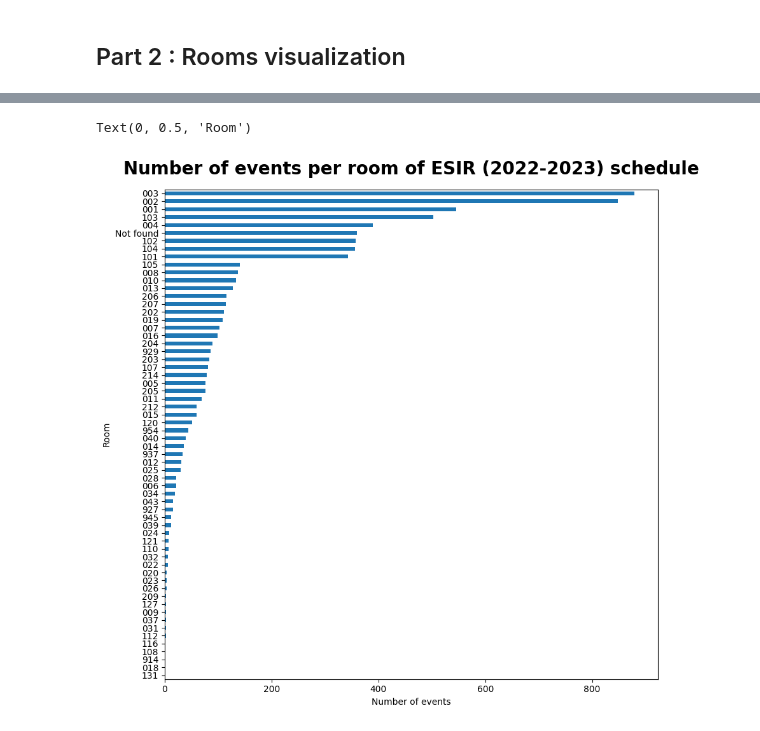
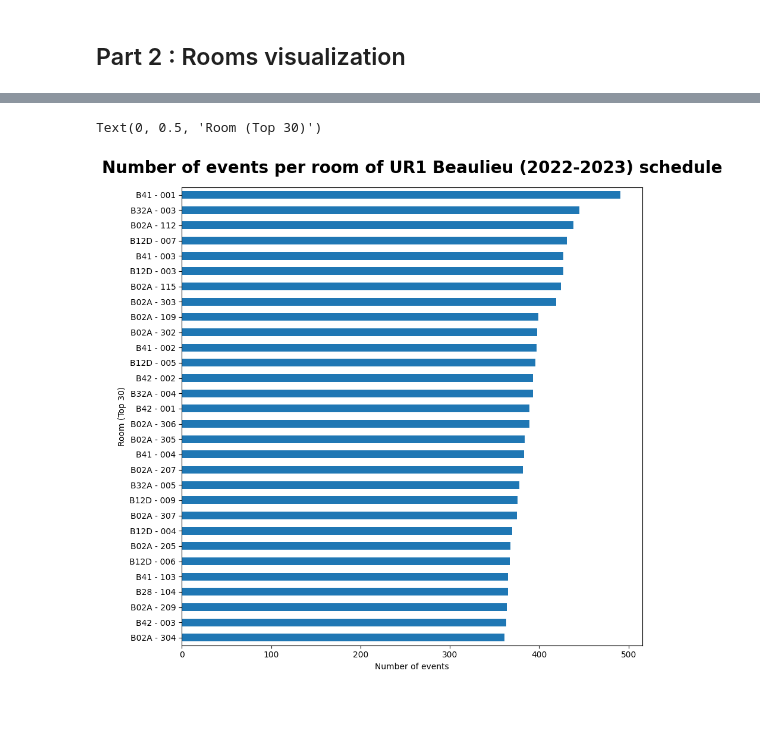
Before and after one commit to CodyAdam/data-engineering, a Jupyter notebook: Project/main.ipynb, the cells around one changed output, grey strips where cells are left out. Saved outputs shown, nothing was run; the diff lists cells and outputs as text; code cells hidden in the pictures; blank space fills up the shorter version.

```diff
--- a/Project/main.ipynb
+++ b/Project/main.ipynb
@@ -23,10 +30,10 @@ import re
 # %%
-data_file = 'data/esir_2022-2023.ics'
-data_name = 'ESIR (2022-2023)'
+# data_file = 'data/esir_2022-2023.ics'
+# data_name = 'ESIR (2022-2023)'
 
 
-# data_file = 'data/beaulieu_2022-2023.ics'
-# data_name = 'UR1 Beaulieu (2022-2023)'
+data_file = 'data/beaulieu_2022-2023.ics'
+data_name = 'UR1 Beaulieu (2022-2023)'
 
 
 # data_file = 'data/beaulieu_S1_2022-2023.ics'
@@ -265,14 +462,17 @@ plt.title(f"Cumulative hours per day of {data_name} schedule", fontsize=20, font
 ## Part 1 : Building visualization
 # %%
 
-building_regex = r"\bB\d{2}\w*"
+building_regex = r"(\bB\d{2}\w*)|(distanciel)"
 
 def get_building(location):
-    matches = re.findall(building_regex, location)
+    matches = re.findall(building_regex, location, re.IGNORECASE)
     if len(matches) > 0:
-        return matches[0]
+        bat,dist = matches[0]
+        if bat:
+            return bat.upper()
+        return dist.upper()
     else:
-        return "Not found"
+        return "UNKNOWN"
 
 df["building"] = df["location"].apply(get_building)
 # %%
@@ -294,7 +518,9 @@ def get_room(location):
     if len(matches) > 0:
         return matches[0]
     else:
-        return "Not found"
+        return "NO ROOM"
 
 df["room"] = df["location"].apply(get_room)
 df["room"]
+
+df["bat room"] = df["building"] + " - " + df["room"]
@@ -314,12 +527,15 @@ Name: room, Length: 6980, dtype: object
 # %%
 # plot horizontal bar chart biggest to smallest
-df["room"].value_counts().plot(kind='barh', figsize=(10, 10)).invert_yaxis()
+## only show the top 30
+## Remove the "NO ROOM" ones
+sorted_df = df[df["room"] != "NO ROOM"]["bat room"].value_counts().sort_values(ascending=False).head(30)
+sorted_df.plot(kind='barh', figsize=(10, 10)).invert_yaxis()
 plt.title(f"Number of events per room of {data_name} schedule", fontsize=20, fontweight='bold', y=1.02)
 plt.xlabel('Number of events')
-plt.ylabel('Room')
+plt.ylabel('Room (Top 30)')
 # %% [output]
-Text(0, 0.5, 'Room')
+Text(0, 0.5, 'Room (Top 30)')
-[figure, old version]
+[figure, new version]
 # %%
 # plot horizontal bar chart biggest to smallest
 
```
Also changed, not shown: parts of 38 cells of this notebook.
